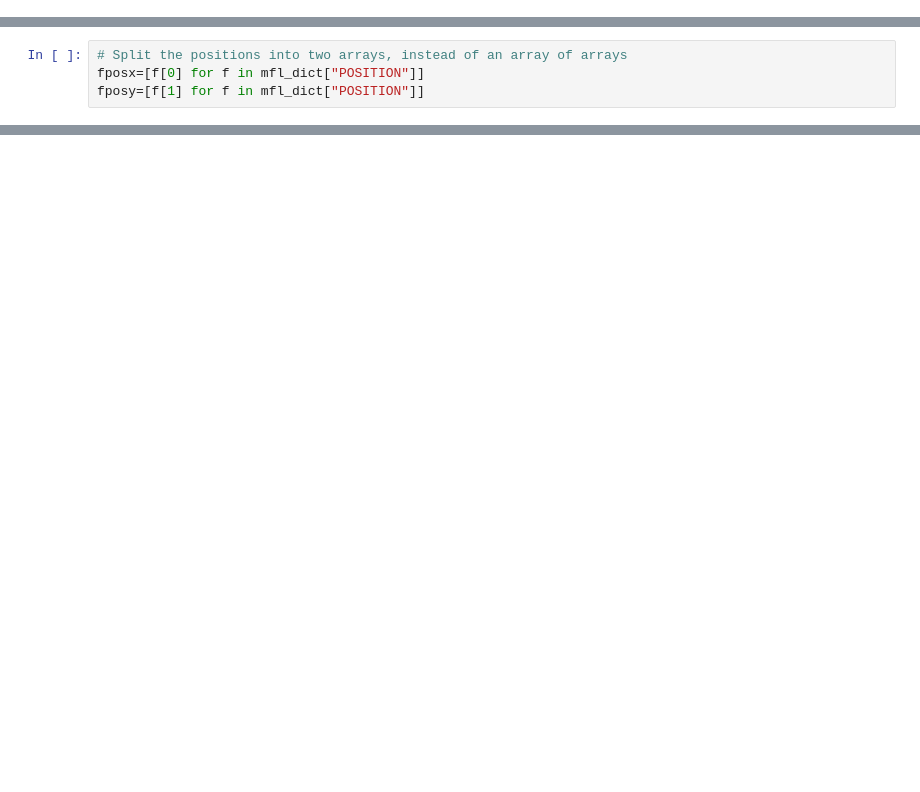
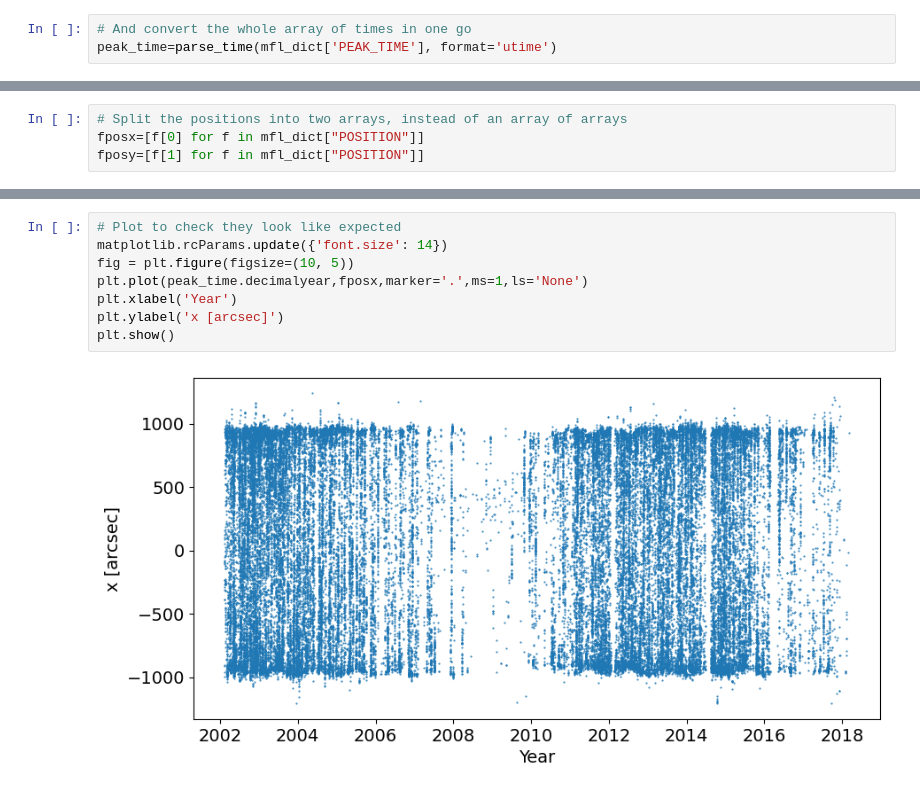
Before and after one commit to ianan/rhsi_flstat, a Jupyter notebook: rhsi_fl_2024.ipynb, the cells around one changed output, grey strips where cells are left out. Drawn from its saved outputs; the diff is of its cells as text; blank space fills up the shorter version.

```diff
--- a/rhsi_fl_2024.ipynb
+++ b/rhsi_fl_2024.ipynb
@@ -111,0 +86,3 @@ print(start_time[1000].decimalyear)
+# %%
+# And convert the whole array of times in one go
+peak_time=parse_time(mfl_dict['PEAK_TIME'], format='utime')
@@ -130,0 +119,10 @@ plt.show()
+# %%
+# Plot to check they look like expected
+matplotlib.rcParams.update({'font.size': 14})
+fig = plt.figure(figsize=(10, 5))
+plt.plot(peak_time.decimalyear,fposx,marker='.',ms=1,ls='None')
+plt.xlabel('Year')
+plt.ylabel('x [arcsec]')
+plt.show()
+# %% [output]
+[figure, added]
```
Also changed, not shown: parts of 15 cells of this notebook, 4 other files.
